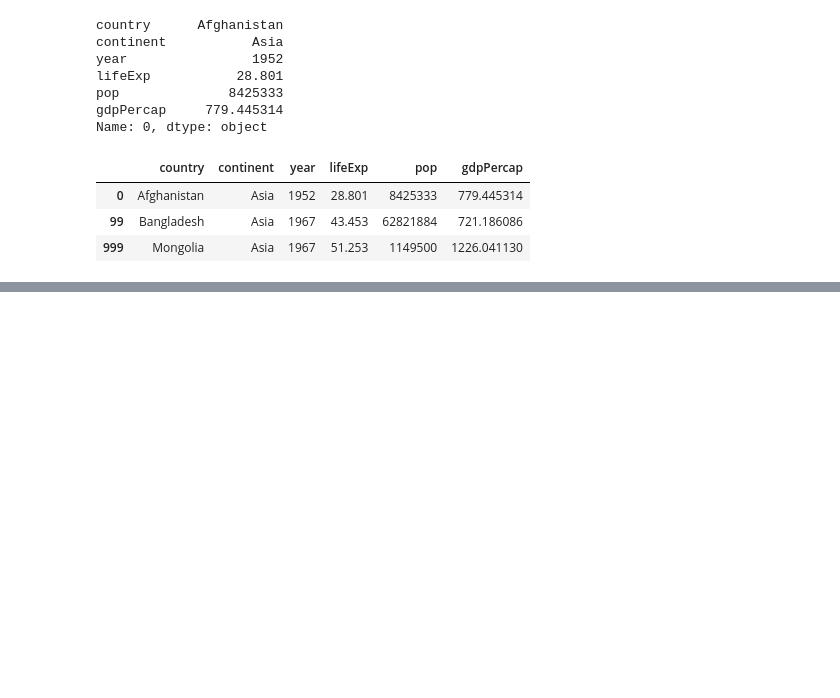
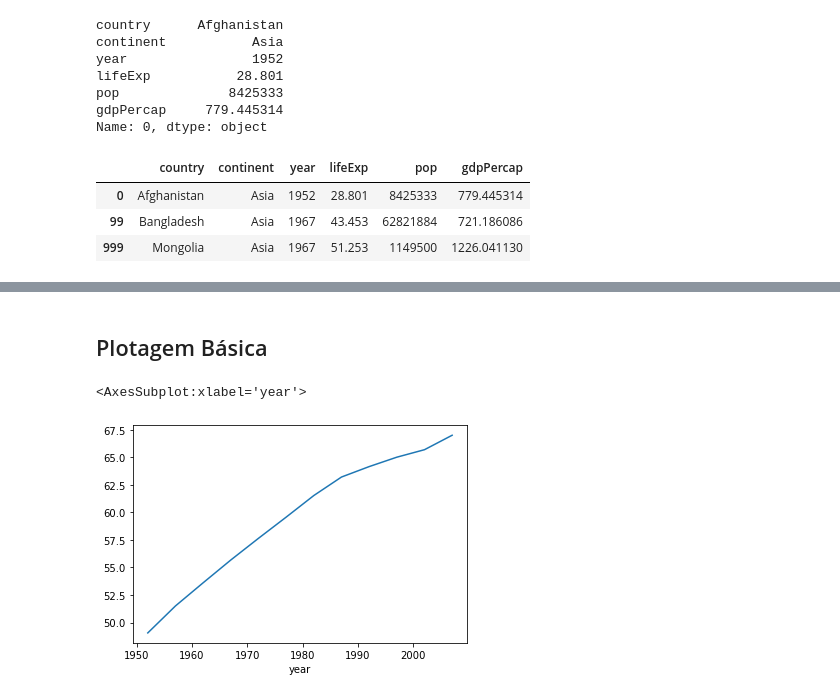
Before and after one commit to Jose-Paschoal/Analise_Dados_Pandas, a Jupyter notebook: 01 - Dataframe - Análise de Dados com Pandas.ipynb, the cells around one changed output, grey strips where cells are left out. Saved outputs shown, nothing was run; the diff lists cells and outputs as text; code cells hidden in the pictures; blank space fills up the shorter version.

```diff
--- a/01 - Dataframe - Análise de Dados com Pandas.ipynb
+++ b/01 - Dataframe - Análise de Dados com Pandas.ipynb
@@ -118,0 +418,7 @@ df.loc[[0, 99, 999]]
+# %% [markdown]
+## Plotagem Básica
+# %%
+df.groupby('year')['lifeExp'].mean().plot()
+# %% [output]
+<AxesSubplot:xlabel='year'>
+[figure, added]
```
Also changed, not shown: parts of 30 cells of this notebook.
